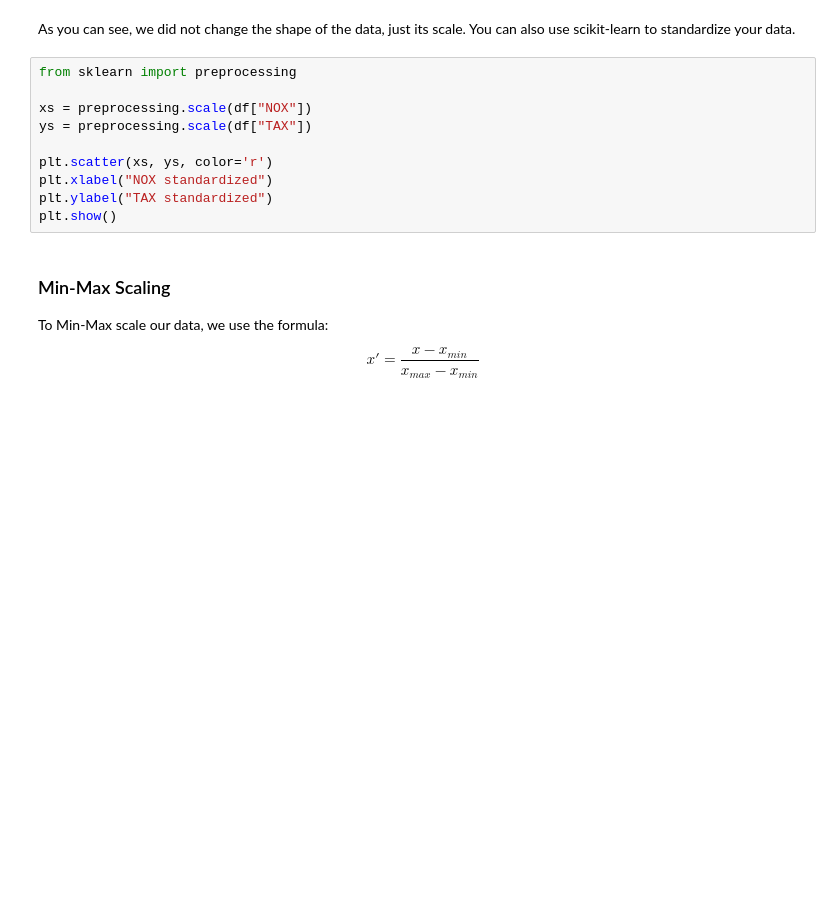
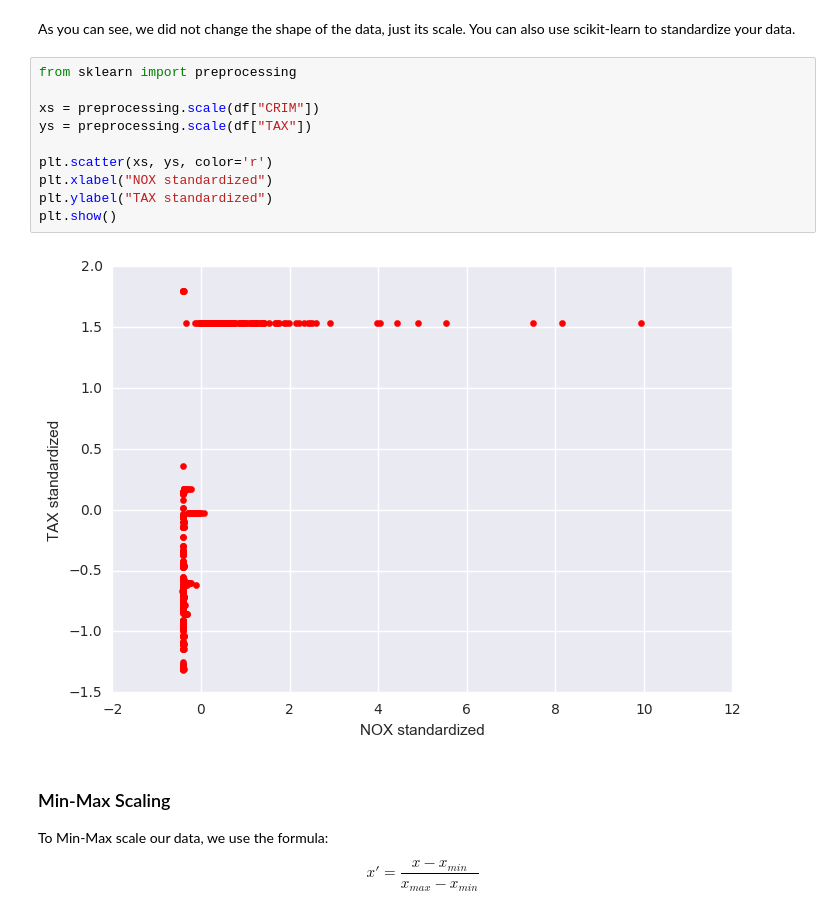
Before and after one commit to craigdewar/craigdewar-dsi, a Jupyter notebook: week-03/3.1-lesson/code/starter-code/Feature-Scaling-Starter.ipynb, the cells around one changed output. Drawn from its saved outputs; the diff is of its cells as text; blank space fills up the shorter version.

```diff
--- a/week-03/3.1-lesson/code/starter-code/Feature-Scaling-Starter.ipynb
+++ b/week-03/3.1-lesson/code/starter-code/Feature-Scaling-Starter.ipynb
@@ -66,13 +93,15 @@ As you can see, we did not change the shape of the data, just its scale. You can
 # %%
 from sklearn import preprocessing
 
-xs = preprocessing.scale(df["NOX"])
+xs = preprocessing.scale(df["CRIM"])
 ys = preprocessing.scale(df["TAX"])
 
 plt.scatter(xs, ys, color='r')
 plt.xlabel("NOX standardized")
 plt.ylabel("TAX standardized")
 plt.show()
+# %% [output]
+[figure, added]
 # %% [markdown]
 ### Min-Max Scaling
 
```
Also changed, not shown: parts of 7 cells of this notebook, 3 other files.
